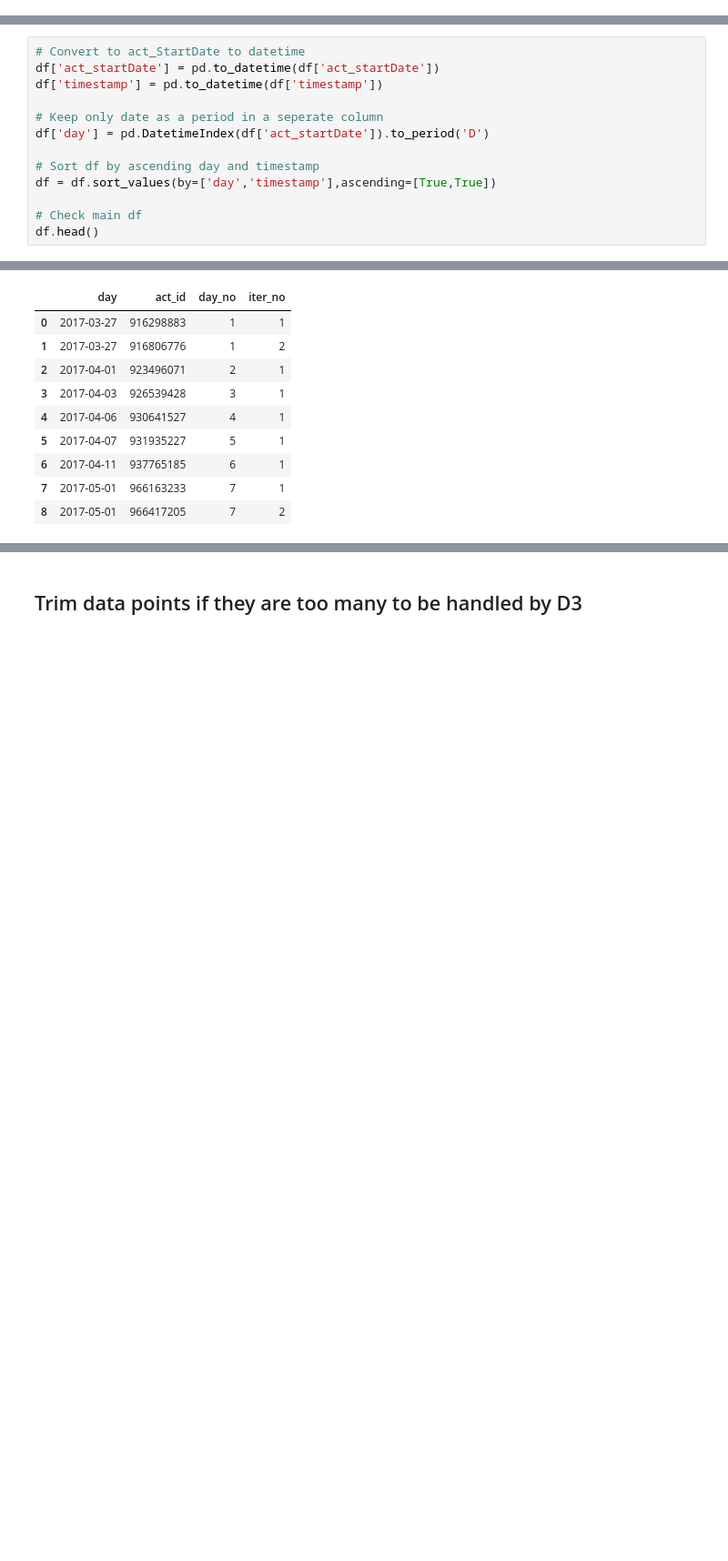
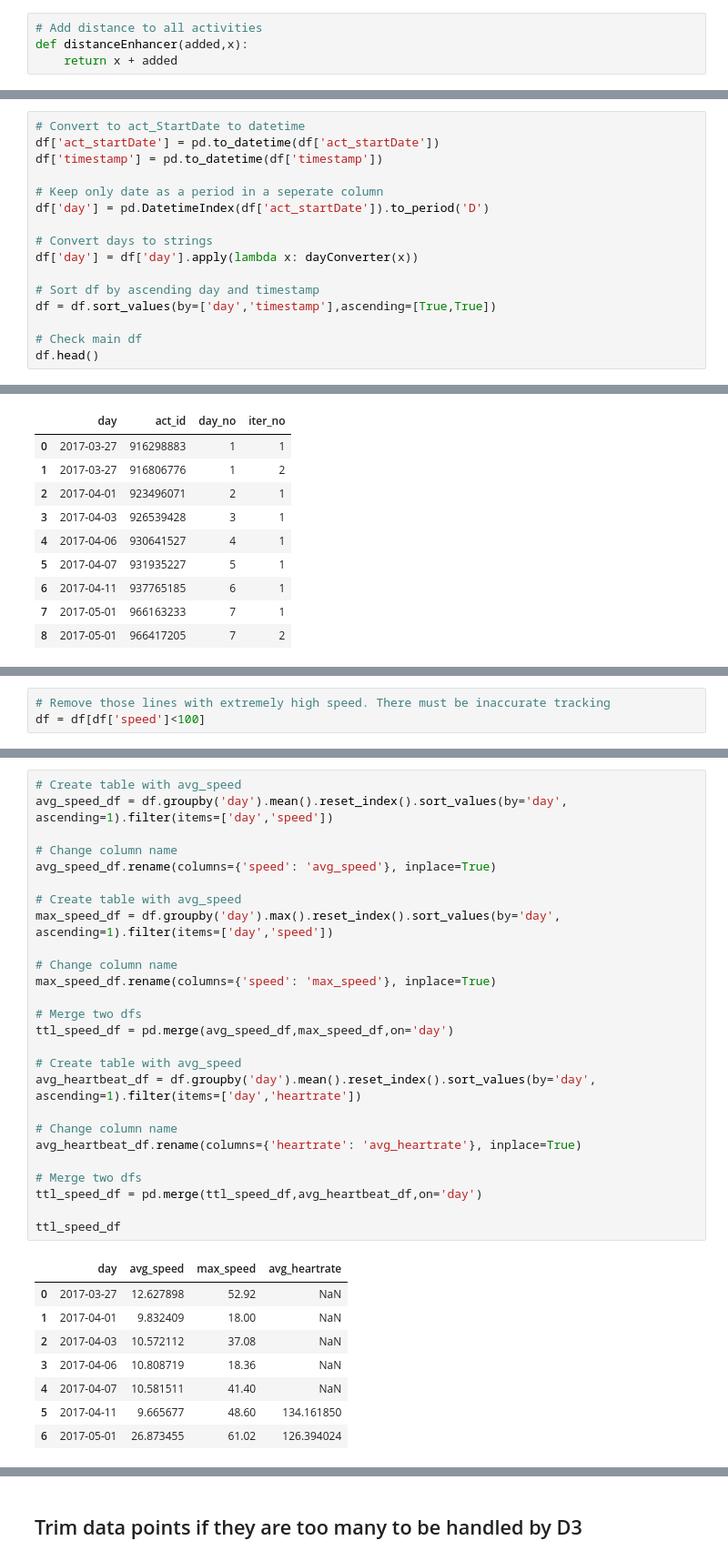
Before and after one commit to oikonang/bike_trip_project, a Jupyter notebook: python/Parsing STRAVA csv.ipynb, the cells around one changed output, grey strips where cells are left out. Shown: that part at 91% size. Drawn from its saved outputs; the diff is of its cells as text; blank space fills up the shorter version.

```diff
--- a/python/Parsing STRAVA csv.ipynb
+++ b/python/Parsing STRAVA csv.ipynb
@@ -29,0 +40,4 @@ def f(s, thresh):
+# %%
+# Add distance to all activities
+def distanceEnhancer(added,x):
+    return x + added
@@ -37,6 +72,9 @@ df['timestamp'] = pd.to_datetime(df['timestamp'])
 # Keep only date as a period in a seperate column
 df['day'] = pd.DatetimeIndex(df['act_startDate']).to_period('D')
 
+# Convert days to strings
+df['day'] = df['day'].apply(lambda x: dayConverter(x))
+
 # Sort df by ascending day and timestamp
 df = df.sort_values(by=['day','timestamp'],ascending=[True,True])
 
@@ -99,0 +245,3 @@ df.head()
+# %%
+# Remove those lines with extremely high speed. There must be inaccurate tracking
+df = df[df['speed']<100]
@@ -99,0 +250,35 @@ df.head()
+# %%
+# Create table with avg_speed
+avg_speed_df = df.groupby('day').mean().reset_index().sort_values(by='day', ascending=1).filter(items=['day','speed'])
+
+# Change column name
+avg_speed_df.rename(columns={'speed': 'avg_speed'}, inplace=True)
+
+# Create table with avg_speed
+max_speed_df = df.groupby('day').max().reset_index().sort_values(by='day', ascending=1).filter(items=['day','speed'])
+
+# Change column name
+max_speed_df.rename(columns={'speed': 'max_speed'}, inplace=True)
+
+# Merge two dfs
+ttl_speed_df = pd.merge(avg_speed_df,max_speed_df,on='day')
+
+# Create table with avg_speed
+avg_heartbeat_df = df.groupby('day').mean().reset_index().sort_values(by='day', ascending=1).filter(items=['day','heartrate'])
+
+# Change column name
+avg_heartbeat_df.rename(columns={'heartrate': 'avg_heartrate'}, inplace=True)
+
+# Merge two dfs
+ttl_speed_df = pd.merge(ttl_speed_df,avg_heartbeat_df,on='day')
+
+ttl_speed_df
+# %% [output]
+|  | day | avg_speed | max_speed | avg_heartrate |
+| 0 | 2017-03-27 | 12.627898 | 52.92 | NaN |
+| 1 | 2017-04-01 | 9.832409 | 18.00 | NaN |
+| 2 | 2017-04-03 | 10.572112 | 37.08 | NaN |
+| 3 | 2017-04-06 | 10.808719 | 18.36 | NaN |
+| 4 | 2017-04-07 | 10.581511 | 41.40 | NaN |
+| 5 | 2017-04-11 | 9.665677 | 48.60 | 134.161850 |
+| 6 | 2017-05-01 | 26.873455 | 61.02 | 126.394024 |
```
Also changed, not shown: parts of 29 cells of this notebook, 2 other files.
